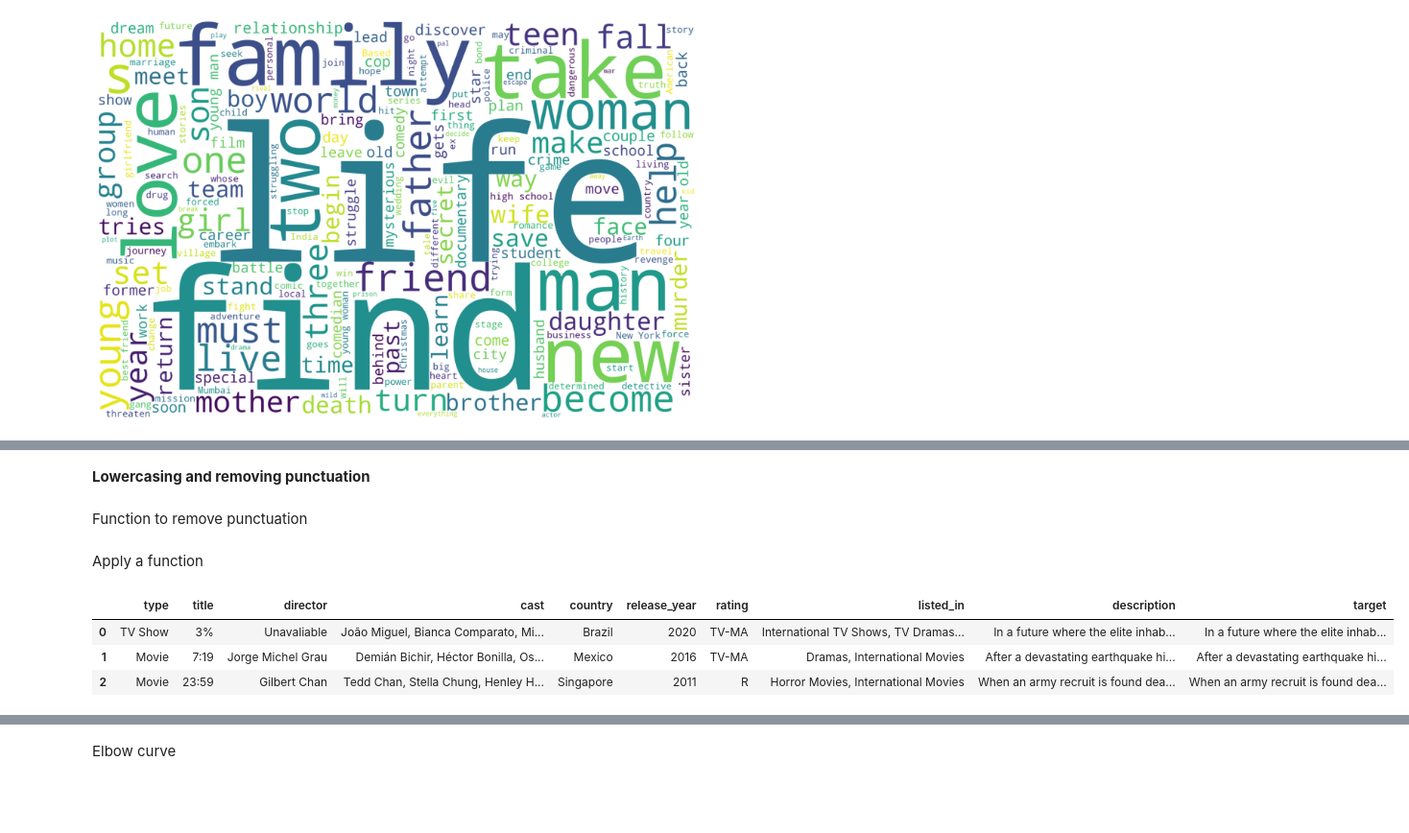
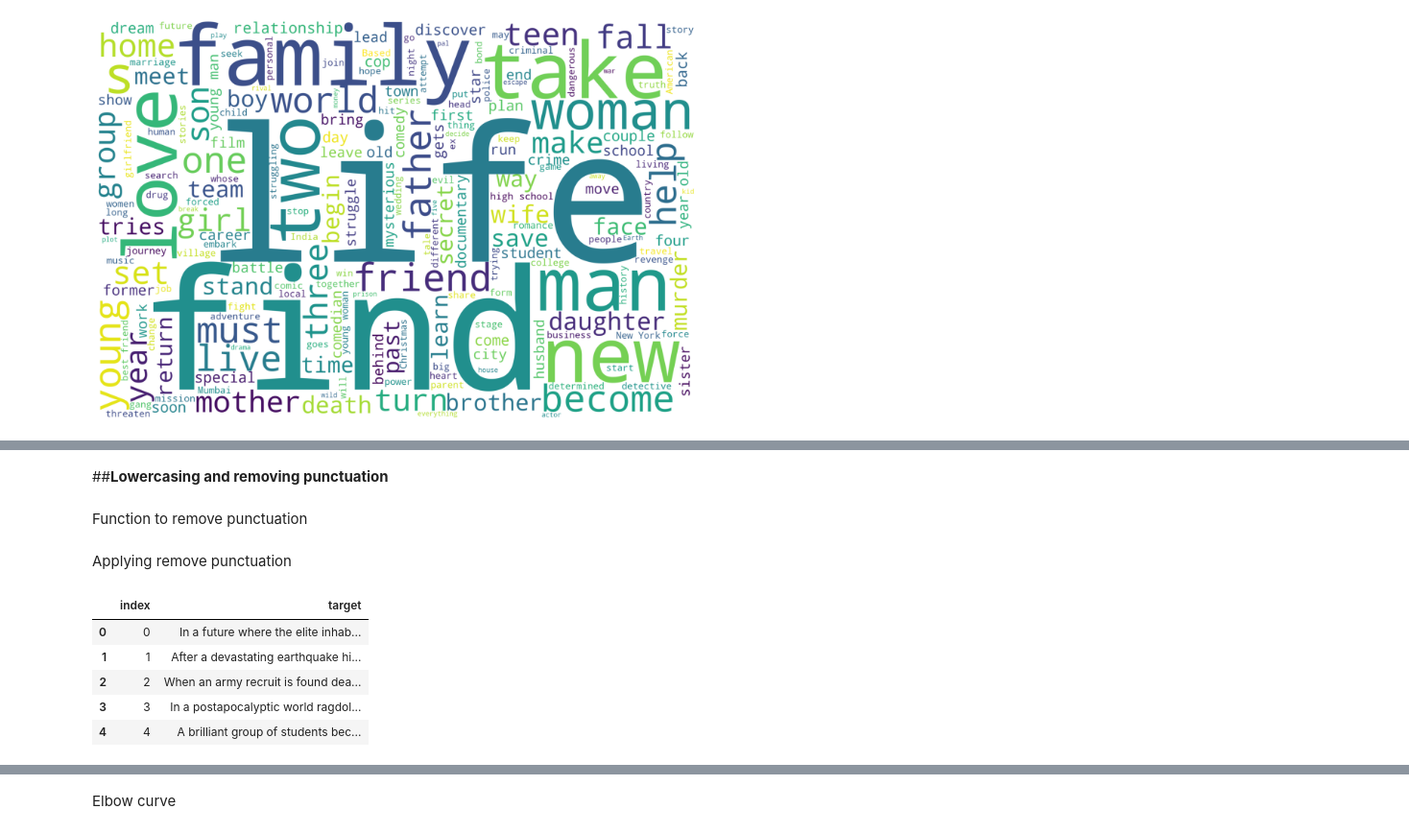
Before and after one commit to shivansh9770/Netflix-Movies-and-TV-show-Clustering, a Jupyter notebook: NETFLIX_MOVIES_AND_TV_SHOWS_CLUSTERING.ipynb, the cells around one changed output, grey strips where cells are left out. Shown at 96% size. Drawn from its saved outputs; the diff is of its cells as text; code cells hidden in the pictures; blank space fills up the shorter version.

```diff
--- a/NETFLIX_MOVIES_AND_TV_SHOWS_CLUSTERING.ipynb
+++ b/NETFLIX_MOVIES_AND_TV_SHOWS_CLUSTERING.ipynb
@@ -864,3 +744,0 @@ plt.show()
-# %%
-#dropping unnecessary columns
-netflix_df.drop(columns = ['show_id','date_added','duration'],inplace=True)
@@ -895,7 +747,7 @@ netflix_df.head()
 # %%
-netflix_df['target']=netflix_df['description']+' '+netflix_df['rating']+' '+netflix_df['country']+' '+netflix_df['listed_in']
+netflix_df['target']=netflix_df['description']+' '+netflix_df['rating']+' '+netflix_df['country']+' '+netflix_df['listed_in']+' '+netflix_df['cast']+' '+netflix_df['director']
 # %% [markdown]
-**Lowercasing and removing punctuation**
+##**Lowercasing and removing punctuation**
 # %% [markdown]
 Function to remove punctuation
 # %%
@@ -908,14 +760,16 @@ def remove_punctuation(text):
     translator = str.maketrans('', '', string.punctuation)
     # return the text stripped of punctuation marks
     return text.translate(translator)
-# %% [markdown]
-Apply a function
+# %% [markdown]
+Applying remove punctuation
 # %%
 netflix_df['target'] = netflix_df['target'].apply(remove_punctuation)
-netflix_df.head(3)
+netflix_df['target'].head(5).reset_index()
 # %% [output]
-|  | type | title | director | cast | country | release_year | rating | listed_in | description | target |
-| 0 | TV Show | 3% | Unavaliable | João Miguel, Bianca Comparato, Mi... | Brazil | 2020 | TV-MA | International TV Shows, TV Dramas... | In a future where the elite inhab... | In a future where the elite inhab... |
-| 1 | Movie | 7:19 | Jorge Michel Grau | Demián Bichir, Héctor Bonilla, Os... | Mexico | 2016 | TV-MA | Dramas, International Movies | After a devastating earthquake hi... | After a devastating earthquake hi... |
-| 2 | Movie | 23:59 | Gilbert Chan | Tedd Chan, Stella Chung, Henley H... | Singapore | 2011 | R | Horror Movies, International Movies | When an army recruit is found dea... | When an army recruit is found dea... |
+|  | index | target |
+| 0 | 0 | In a future where the elite inhab... |
+| 1 | 1 | After a devastating earthquake hi... |
+| 2 | 2 | When an army recruit is found dea... |
+| 3 | 3 | In a postapocalyptic world ragdol... |
+| 4 | 4 | A brilliant group of students bec... |
 # %%
```
Also changed, not shown: parts of 93 cells of this notebook.
